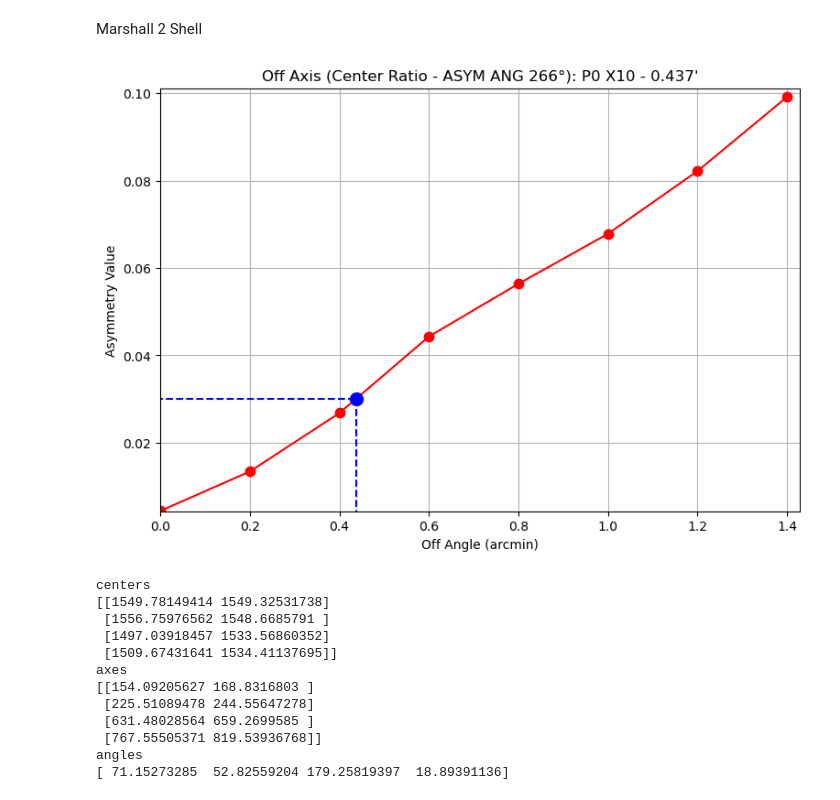
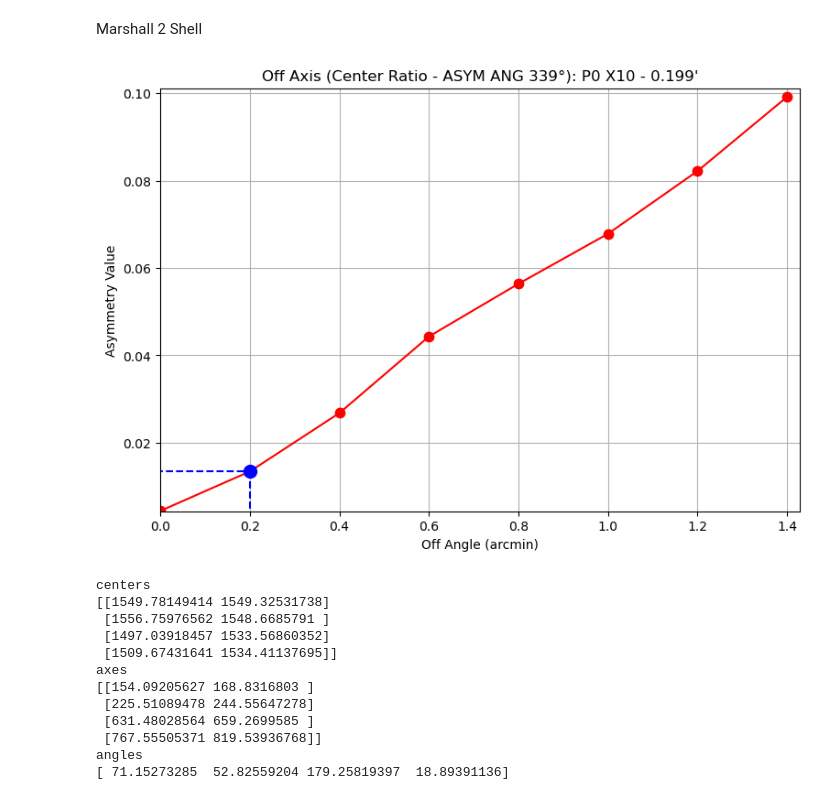
Before and after one commit to dannysun91/opal_foxsi, a Jupyter notebook: python_code/off_angle.ipynb, the cells around one changed output. Cells and saved outputs as stored; diff of their text form; code cells hidden in the pictures.

```diff
--- a/python_code/off_angle.ipynb
+++ b/python_code/off_angle.ipynb
@@ -210,36 +210,36 @@ plt.show()
 # %% [markdown]
 Marshall 2 Shell
 # %%
-data_offaxis = 0.03001204593326976
-ang_offaxis = 265.5660847741586
+data_offaxis = 0.01340576833453092
+ang_offaxis = 338.66669635035765
 
 sim_offaxis = np.array([0.004404829819715174,0.013435962279179257,0.026812345979480515,0.04432791847398074,0.05639705920685293,0.0678383931662594,0.08220290778500289,0.09917082769916032])
 sim_angles = np.array([0,0.2,0.4,0.6,0.8,1.0,1.2,1.4])
 lab_offaxis  = 'Center Ratio'
 
 pos = 0
 xmod = 10
 
 offangle = np.interp(data_offaxis,sim_offaxis,sim_angles)
 
 plt.figure(figsize=(9,6))
 plt.plot(sim_angles,sim_offaxis,'r.-',markersize=15)
 plt.plot([-1,offangle],[data_offaxis,data_offaxis],'b--')
 plt.plot([offangle,offangle],[data_offaxis,sim_offaxis[0]*.98],'b--')
 plt.plot(offangle,data_offaxis,'b.',markersize=20)
 plt.xlim([sim_angles[0]*.98,sim_angles[-1]*1.02])
 plt.ylim([sim_offaxis[0]*.98,sim_offaxis[-1]*1.02])
 # plt.xlim([sim_angles[0]*.98,1.9])
 # plt.ylim([sim_offaxis[0]*.98,.105])
 #plt.xlim(10.5,13.0)
 #plt.ylim(.3,.4)
 plt.grid()
 plt.xlabel('Off Angle (arcmin)')
 plt.ylabel('Asymmetry Value')
 plt.title("Off Axis ("+lab_offaxis+" - ASYM ANG {:.0f}°".format(ang_offaxis)+"): P"+str(pos)+ " X"+str(xmod)+ " - {:.3f}\'".format(offangle))
 plt.show()
 # %% [output]
-[figure, old version]
+[figure, new version]
 # %%
 from numpy import load
 
```
Also changed, not shown: parts of 3 cells of this notebook.
